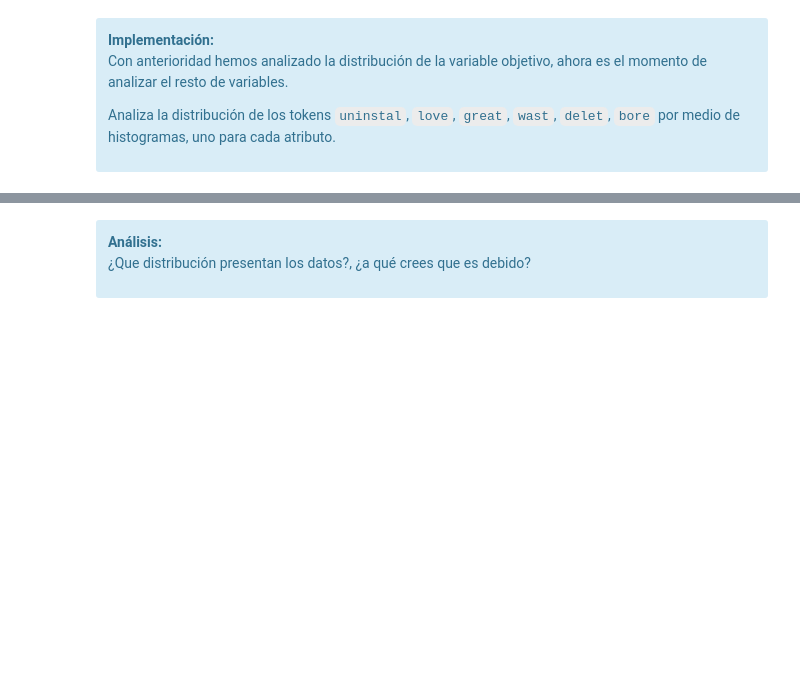
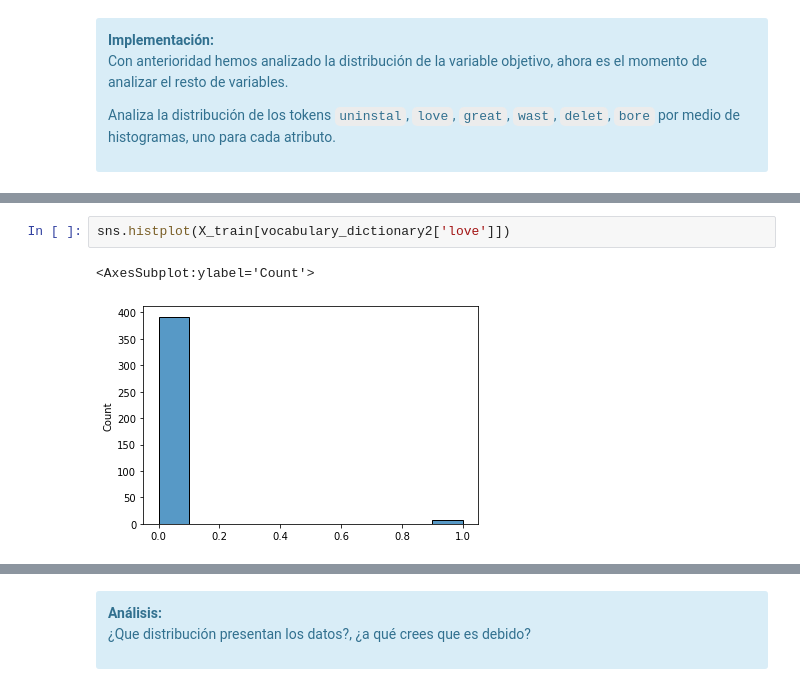
Before and after one commit to angelbujalance/MAME_PEC, a Jupyter notebook: 20221_M2.855_PEC3_Enunciado.ipynb, the cells around one changed output, grey strips where cells are left out. Drawn from its saved outputs; the diff is of its cells as text; blank space fills up the shorter version.

```diff
--- a/20221_M2.855_PEC3_Enunciado.ipynb
+++ b/20221_M2.855_PEC3_Enunciado.ipynb
@@ -1150,0 +1158,5 @@ Analiza la distribución de los tokens `uninstal`, `love`, `great`, `wast`, `del
+# %%
+sns.histplot(X_train[vocabulary_dictionary2['love']])
+# %% [output]
+<AxesSubplot:ylabel='Count'>
+[figure, added]
```
Also changed, not shown: parts of 7 cells of this notebook.
